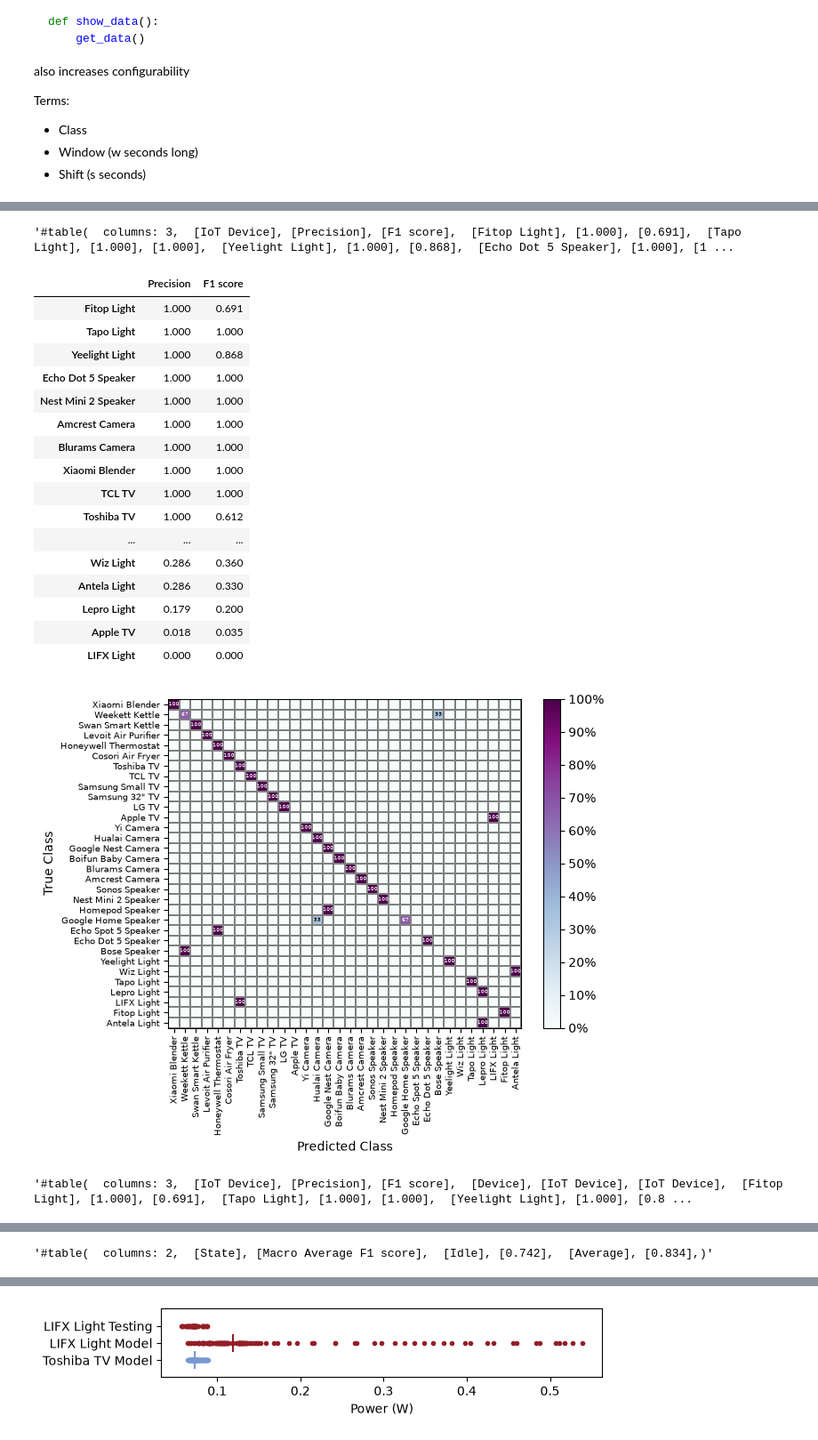
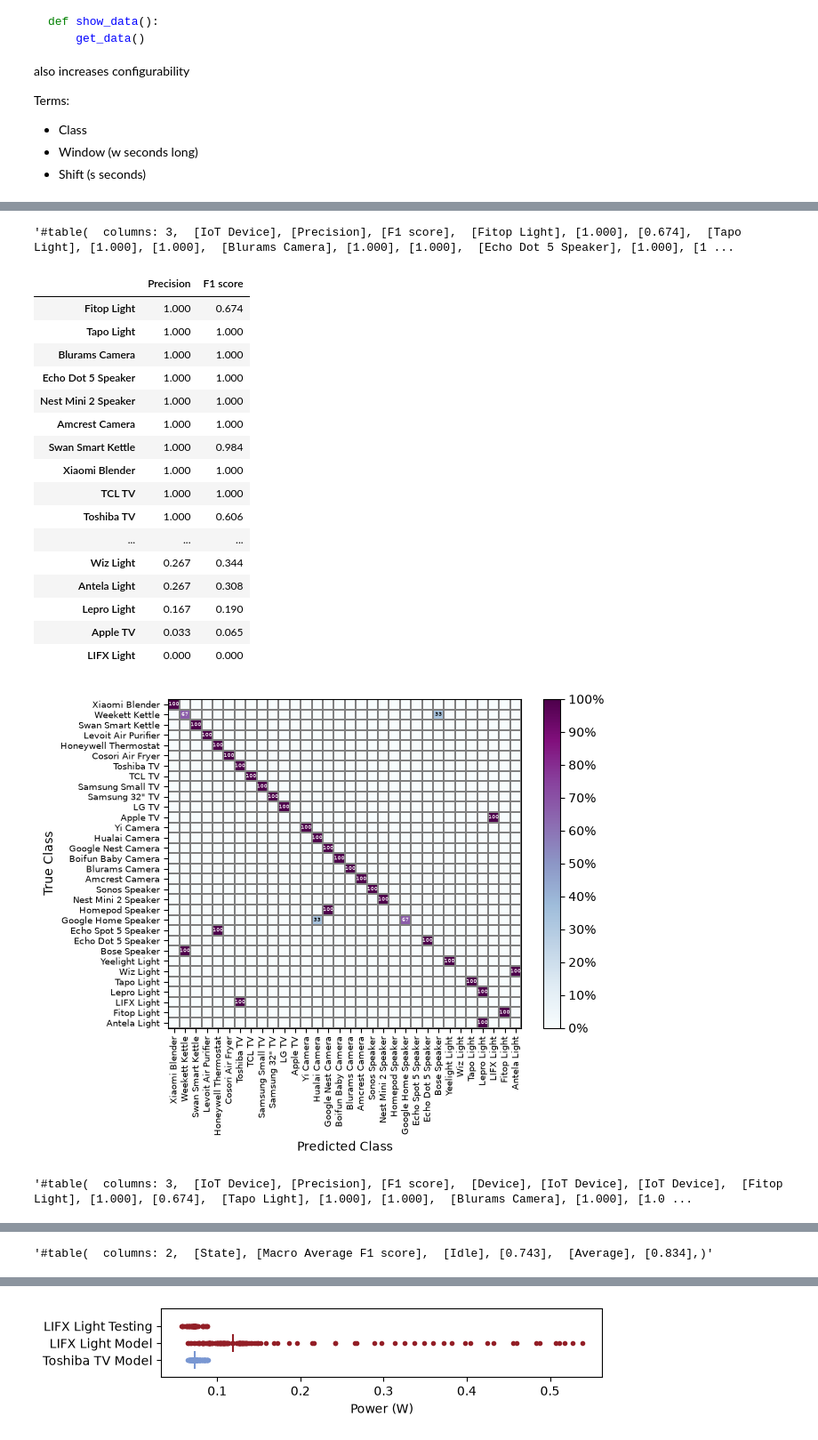
Before and after one commit to JackRobbers/thesis, a Jupyter notebook: analysis.ipynb, the cells around one changed output, grey strips where cells are left out. Shown at 89% size. Drawn from its saved outputs; the diff is of its cells as text; code cells hidden in the pictures.

```diff
--- a/analysis.ipynb
+++ b/analysis.ipynb
@@ -24,21 +24,26 @@ Terms:
 - Window (w seconds long)
 - Shift (s seconds)
 # %%
+%load_ext autoreload
+%autoreload 2
 # function defs
-from importlib import reload
+
 
 from util import *
-import util as u
-
-reload(u)
 
 
 def typst_table(
-    df, diag=True, left="s", right="w", style=lambda x: x, index_title=None
+    df: pd.DataFrame, diag=True, left="s", right="w", style=lambda x: x, index_title=None, cell_transformer = None
 ):
+    # if cell_transformer:
+    #     df.map(lambda cell: f'tex')
     s = df.style.format(precision=3)
     s = style(s)
+
+
     string = s.to_typst().replace("\n", "")
+
+
     if diag:
         string = string.replace("[]", f"diagbox()[{left}][{right}]")
     elif index_title:
@@ -136,6 +118,7 @@ idle = Experiment(
     c,
     State.IDLE,
     [Metric.MEAN],
+    Classifier.Median,
     180,
     10,
 )
@@ -158,6 +141,7 @@ out = Experiment(
     c,
     State.IDLE,
     [Metric.MEAN],
+    Classifier.Median,
     600,
     60,
 )
@@ -176,51 +160,52 @@ typst_table(
     diag=False,
     index_title="IoT Device",
 )
 
 
 # display(len([1 for score in all.f1_scores.values() if score > 0.9]))
 
 # # include only devices from above who are not equal to 100
 active = Experiment(
     c,
     State.ACTIVE,
     [Metric.MEAN],
+    Classifier.Median,
     180,
     10,
 )
 graph_confusion_matrix(active)
 
 typst_table(
     pd.DataFrame(
         data={
             "Macro Average F1 score": [idle.f1_macro_average, active.f1_macro_average]
         },
         index=["Idle", "Average"],
     ),
     diag=False,
     index_title="State",
 )
 # %% [output]
 [figure]
-'#table(  columns: 3,  [IoT Device], [Precision], [F1 score],  [Fitop Light], [1.000], [0.691],  [Tapo Light], [1.000], [1.000],  [Yeelight Light], [1.000], [0.868],  [Echo Dot 5 Speaker], [1.000], [1 ...
+'#table(  columns: 3,  [IoT Device], [Precision], [F1 score],  [Fitop Light], [1.000], [0.674],  [Tapo Light], [1.000], [1.000],  [Blurams Camera], [1.000], [1.000],  [Echo Dot 5 Speaker], [1.000], [1 ...
 |  | Precision | F1 score |
-| Fitop Light | 1.000 | 0.691 |
+| Fitop Light | 1.000 | 0.674 |
 | Tapo Light | 1.000 | 1.000 |
-| Yeelight Light | 1.000 | 0.868 |
+| Blurams Camera | 1.000 | 1.000 |
 | Echo Dot 5 Speaker | 1.000 | 1.000 |
 | Nest Mini 2 Speaker | 1.000 | 1.000 |
 | Amcrest Camera | 1.000 | 1.000 |
-| Blurams Camera | 1.000 | 1.000 |
+| Swan Smart Kettle | 1.000 | 0.984 |
 | Xiaomi Blender | 1.000 | 1.000 |
 | TCL TV | 1.000 | 1.000 |
-| Toshiba TV | 1.000 | 0.612 |
+| Toshiba TV | 1.000 | 0.606 |
 | ... | ... | ... |
-| Wiz Light | 0.286 | 0.360 |
-| Antela Light | 0.286 | 0.330 |
-| Lepro Light | 0.179 | 0.200 |
-| Apple TV | 0.018 | 0.035 |
+| Wiz Light | 0.267 | 0.344 |
+| Antela Light | 0.267 | 0.308 |
+| Lepro Light | 0.167 | 0.190 |
+| Apple TV | 0.033 | 0.065 |
 | LIFX Light | 0.000 | 0.000 |
 [figure]
-'#table(  columns: 3,  [IoT Device], [Precision], [F1 score],  [Device], [IoT Device], [IoT Device],  [Fitop Light], [1.000], [0.691],  [Tapo Light], [1.000], [1.000],  [Yeelight Light], [1.000], [0.8 ...
+'#table(  columns: 3,  [IoT Device], [Precision], [F1 score],  [Device], [IoT Device], [IoT Device],  [Fitop Light], [1.000], [0.674],  [Tapo Light], [1.000], [1.000],  [Blurams Camera], [1.000], [1.0 ...
 |  | Precision | F1 score |
 | Device |  |  |
@@ -242,3 +227,3 @@ typst_table(
 | LIFX Light | 0.000 | 0.000 |
-'#table(  columns: 2,  [State], [Macro Average F1 score],  [Idle], [0.742],  [Average], [0.834],)'
+'#table(  columns: 2,  [State], [Macro Average F1 score],  [Idle], [0.743],  [Average], [0.834],)'
 |  | Macro Average F1 score |
```
Also changed, not shown: parts of 10 cells of this notebook, 2 other files.
